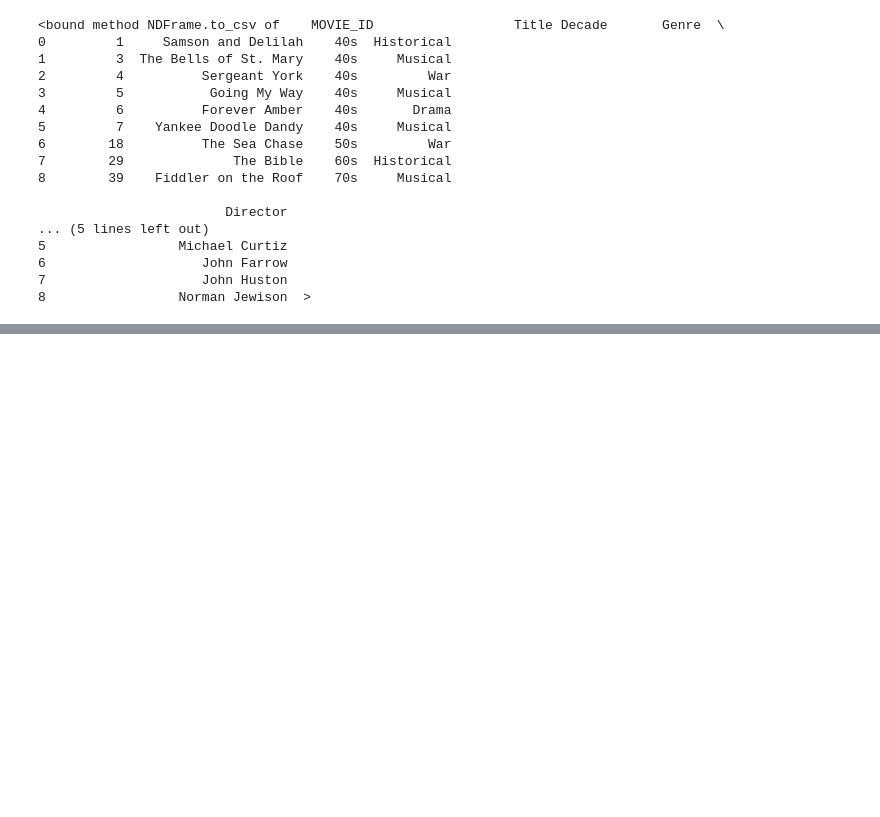
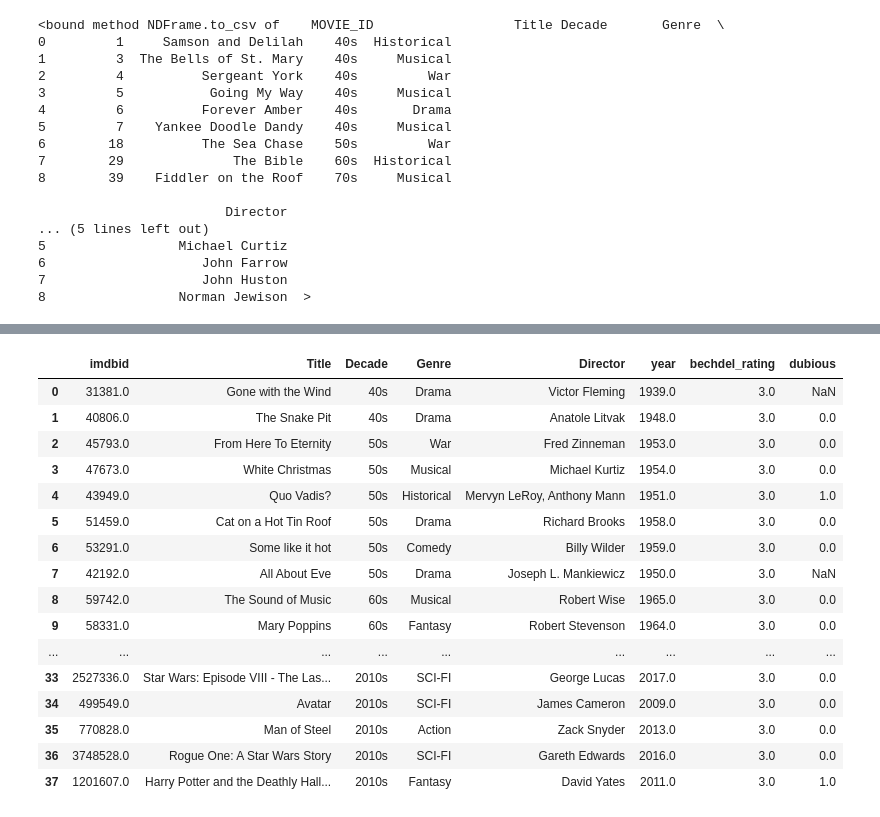
Before and after one commit to ahsanv101/ProjectGaze, a Jupyter notebook: Code/Chloe script - bechdel analysis.ipynb, the cells around one changed output, grey strips where cells are left out. Cells and saved outputs as stored; diff of their text form; code cells hidden in the pictures; blank space fills up the shorter version.

Commit message:
data docu-bechdel

```diff
--- a/Code/Chloe script - bechdel analysis.ipynb
+++ b/Code/Chloe script - bechdel analysis.ipynb
@@ -115,23 +122,41 @@ OSError: Cannot save file into a non-existent directory: '/Users/macuser/Desktop
 # %%
 
 #no two female characters scene
 no_two_females = movies_bechdel[movies_bechdel["bechdel_rating"] == 0.0]
 no_two_females.reset_index(drop=True, inplace=True)
 no_two_females.to_csv(cwd+'/Data/bechdel/bechdel_failed_0.csv')
 
 #no two females talking
 no_talking = movies_bechdel[movies_bechdel["bechdel_rating"] == 1.0]
 no_talking.reset_index(drop=True, inplace=True)
 no_talking.to_csv(cwd+'/Data/bechdel/bechdel_failed_1.csv')
 
 #two females, but talking about a man
 
 talking_about_male = movies_bechdel[movies_bechdel["bechdel_rating"] == 2.0]
 talking_about_male.reset_index(drop=True, inplace=True)
 talking_about_male.to_csv(cwd+'/Data/bechdel/bechdel_failed_2.csv')
 #passed the bechdel test :)
 bechdel_passed = movies_bechdel[movies_bechdel["bechdel_rating"] == 3.0]
 bechdel_passed.reset_index(drop=True, inplace=True)
-bechdel_passed.to_csv(cwd+'/Data/bechdel/bechdel_passed.csv')
+# bechdel_passed.to_csv(cwd+'/Data/bechdel/bechdel_passed.csv')
 
 "No more than one female character:", no_two_females['Title'], "Two female characters, but they do not talk to eachother:", no_talking['Title'], "Two female characters talking about a man:", talking_about_male['Title'], "Passed the bechdel test:", bechdel_passed['Title']
+# %% [output]
+|  | imdbid | Title | Decade | Genre | Director | year | bechdel_rating | dubious |
+| 0 | 31381.0 | Gone with the Wind | 40s | Drama | Victor Fleming | 1939.0 | 3.0 | NaN |
+| 1 | 40806.0 | The Snake Pit | 40s | Drama | Anatole Litvak | 1948.0 | 3.0 | 0.0 |
+| 2 | 45793.0 | From Here To Eternity | 50s | War | Fred Zinneman | 1953.0 | 3.0 | 0.0 |
+| 3 | 47673.0 | White Christmas | 50s | Musical | Michael Kurtiz | 1954.0 | 3.0 | 0.0 |
+| 4 | 43949.0 | Quo Vadis? | 50s | Historical | Mervyn LeRoy, Anthony Mann | 1951.0 | 3.0 | 1.0 |
+| 5 | 51459.0 | Cat on a Hot Tin Roof | 50s | Drama | Richard Brooks | 1958.0 | 3.0 | 0.0 |
+| 6 | 53291.0 | Some like it hot | 50s | Comedy | Billy Wilder | 1959.0 | 3.0 | 0.0 |
+| 7 | 42192.0 | All About Eve | 50s | Drama | Joseph L. Mankiewicz | 1950.0 | 3.0 | NaN |
+| 8 | 59742.0 | The Sound of Music | 60s | Musical | Robert Wise | 1965.0 | 3.0 | 0.0 |
+| 9 | 58331.0 | Mary Poppins | 60s | Fantasy | Robert Stevenson | 1964.0 | 3.0 | 0.0 |
+| ... | ... | ... | ... | ... | ... | ... | ... | ... |
+| 33 | 2527336.0 | Star Wars: Episode VIII - The Las... | 2010s | SCI-FI | George Lucas | 2017.0 | 3.0 | 0.0 |
+| 34 | 499549.0 | Avatar | 2010s | SCI-FI | James Cameron | 2009.0 | 3.0 | 0.0 |
+| 35 | 770828.0 | Man of Steel | 2010s | Action | Zack Snyder | 2013.0 | 3.0 | 0.0 |
+| 36 | 3748528.0 | Rogue One: A Star Wars Story | 2010s | SCI-FI | Gareth Edwards | 2016.0 | 3.0 | 0.0 |
+| 37 | 1201607.0 | Harry Potter and the Deathly Hall... | 2010s | Fantasy | David Yates | 2011.0 | 3.0 | 1.0 |
```
Also changed, not shown: parts of 3 cells of this notebook, 1 other file.
